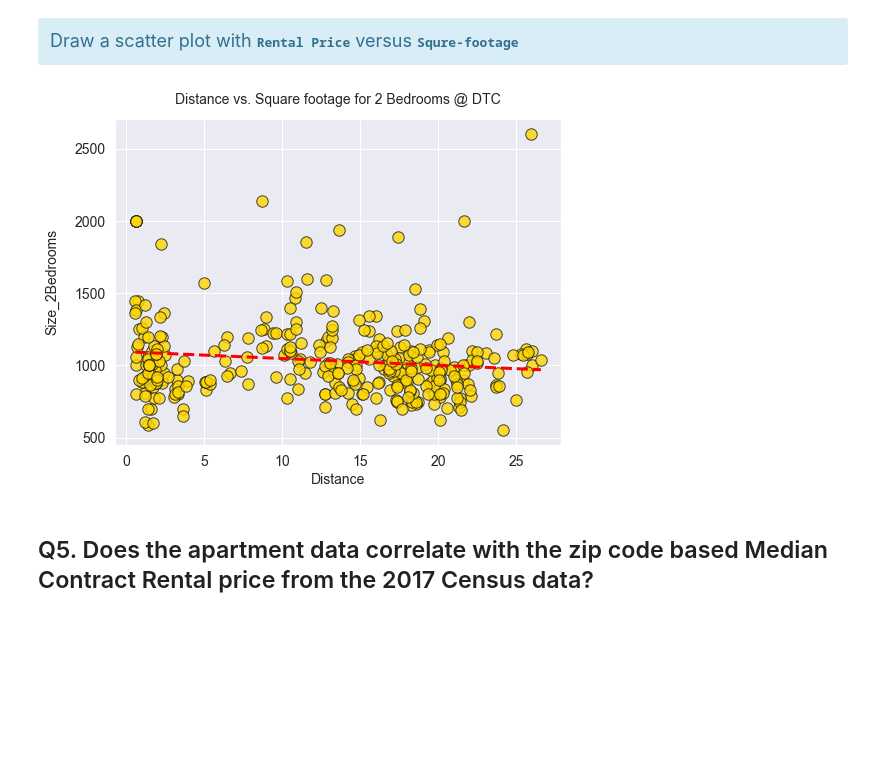
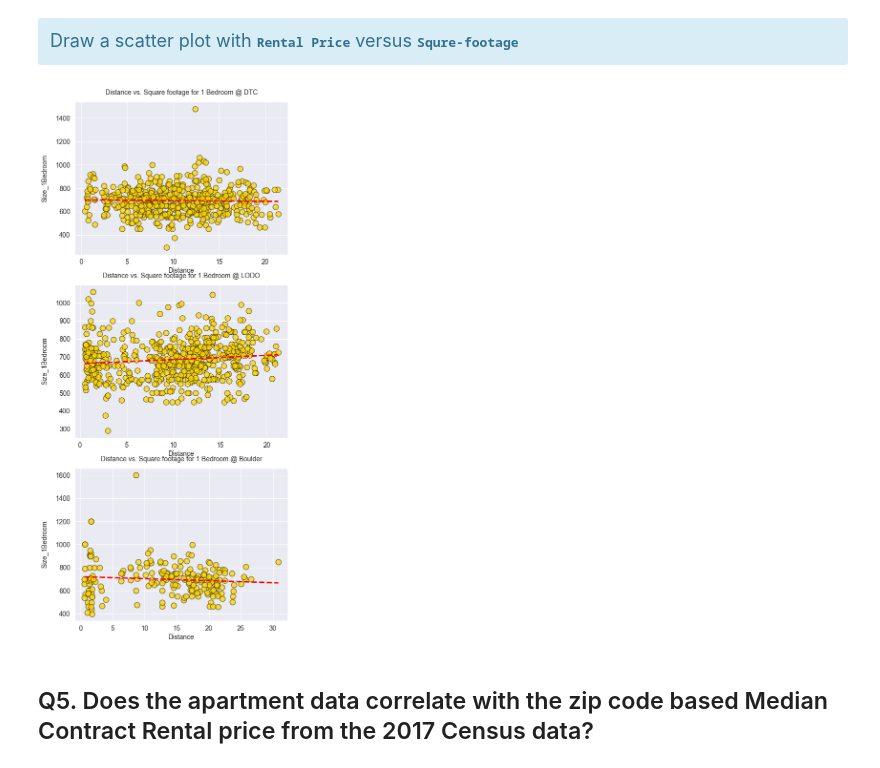
Before and after one commit to junwoo77lee/Project_Apartment_Rental_Price, a Jupyter notebook: RentalPrice/Project1_denver_commuter_and_apartment_rental_price.ipynb, the cells around one changed output. Cells and saved outputs as stored; diff of their text form; code cells hidden in the pictures; blank space fills up the shorter version.

```diff
--- a/RentalPrice/Project1_denver_commuter_and_apartment_rental_price.ipynb
+++ b/RentalPrice/Project1_denver_commuter_and_apartment_rental_price.ipynb
@@ -405,9 +405,11 @@ def Plot_Year_built(df, ax, area, color_by, color_scheme, Bedroom_type=1):
     if Bedroom_type == 1:
         y_axis = df['Rent_1Bedroom']
         label = "1 Bedroom"
+        ylim = 2500
     elif Bedroom_type == 2:
         y_axis = df['Rent_2Bedrooms']
         label = "2 Bedroom"
+        ylim = 4000
 
     colors = df[color_by].map(lambda x: color_scheme.get(x, 'grey'))
 
@@ -420,7 +422,7 @@ def Plot_Year_built(df, ax, area, color_by, color_scheme, Bedroom_type=1):
         ax.scatter([], [], c=color, alpha=0.8, lw=1, edgecolors='black', label=unit_bin)
         ax.legend(fontsize=14, scatterpoints=1, markerscale=1.5, labelspacing=0.5)
 
-    ax.set(xlim=[1900, 2030], ylim=[500, 2500])
+    ax.set(xlim=[1900, 2030], ylim=[500, ylim])
     ax.set_xlabel('Year_built', fontsize=14)
     ax.set_ylabel('Rental price (USD)', fontsize=14, labelpad=15)
     ax.set_title(f'Rental price vs. Year_built for {label} @ {area}', fontsize=14, pad=15)
@@ -442,13 +444,13 @@ df_list = [df_dtc, df_lodo, df_boulder]
 
 fig, subaxes = plt.subplots(3, 1, figsize=(8,20))
 
-# area = df_dtc.Area.unique()[0]
-# bedroom_type = 2
-# Plot_Year_built(df_dtc, ax, area, color_by='Total_Units_bins', color_scheme=color_dict, Bedroom_type=bedroom_type)
+# area = df_lodo.Area.unique()[0]
+# bedroom_type = 1
+# Plot_Year_built(df_lodo, ax, area, color_by='Total_Units_bins', color_scheme=color_dict, Bedroom_type=bedroom_type)
 # plt.savefig(f'scatter_plot_yearbuilt_vs_rental_price_by_units_{bedroom_type}bedroom(s)_{area}.png')
 
 for df, ax in zip(df_list, subaxes):
     area = df.Area.unique()[0]
-    bedroom_type = 2
+    bedroom_type = 1
     Plot_Year_built(df, ax, area, color_by='Total_Units_bins', color_scheme=color_dict, Bedroom_type=bedroom_type)
 # %% [output]
@@ -507,19 +509,19 @@ def correlation_plot_sqft(df, ax, area, Bedroom_type=1, field='Distance'):
 # %%
 df_list = [df_dtc, df_lodo, df_boulder]
 
-fig, ax = plt.subplots(1, 1, figsize=(8,6))
+fig, subaxes = plt.subplots(3, 1, figsize=(8,20))
 
-area = df_dtc.Area.unique()[0]
-bedroom_type = 2
-correlation_plot_sqft(df, ax, area, Bedroom_type=bedroom_type, field='Distance')
-plt.savefig(f'scatter_plot_distance_vs_sqft_{bedroom_type}bedroom(s)_{area}.png')
+# area = df_dtc.Area.unique()[0]
+# bedroom_type = 2
+# correlation_plot_sqft(df_dtc, ax, area, Bedroom_type=bedroom_type, field='Distance')
+# plt.savefig(f'scatter_plot_distance_vs_sqft_{bedroom_type}bedroom(s)_{area}.png')
 
-# for df, ax in zip(df_list, subaxes):
-#     area = df.Area.unique()[0]
-#     bedroom_type = 1
-#     correlation_plot_sqft(df, ax, area, Bedroom_type=bedroom_type, field='Distance')
+for df, ax in zip(df_list, subaxes):
+    area = df.Area.unique()[0]
+    bedroom_type = 1
+    correlation_plot_sqft(df, ax, area, Bedroom_type=bedroom_type, field='Distance')
 # %% [output]
-[figure, old version]
+[figure, new version]
 # %% [markdown]
 ## Q5.  Does the apartment data correlate with the zip code based Median Contract Rental price from the 2017 Census data?
 # %% [markdown]
```
Also changed, not shown: parts of 3 cells of this notebook, 2 other files.
